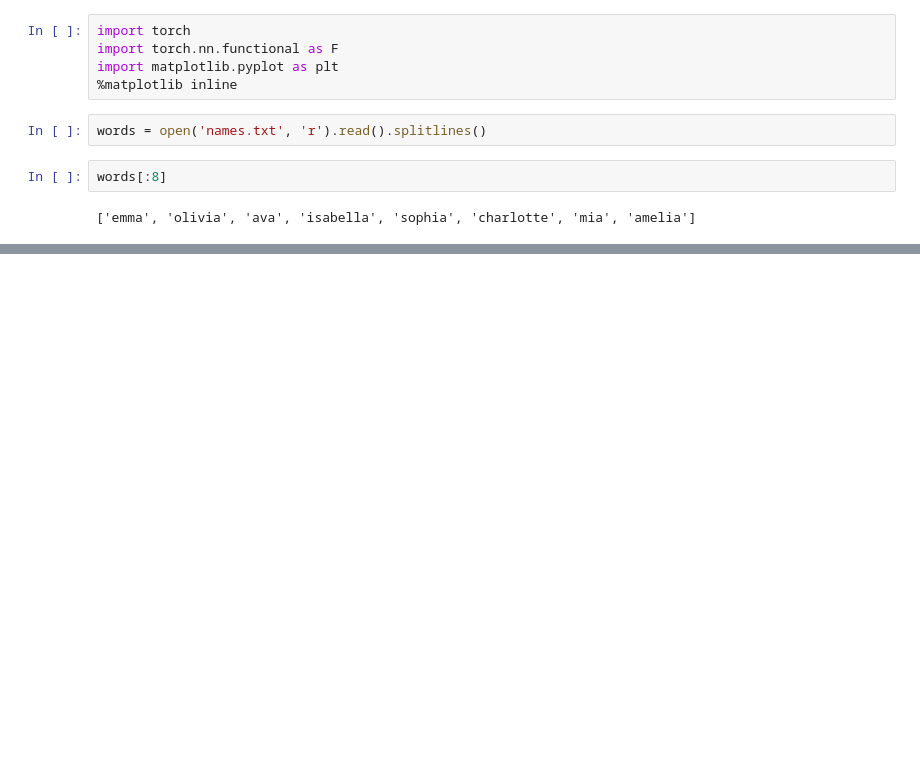
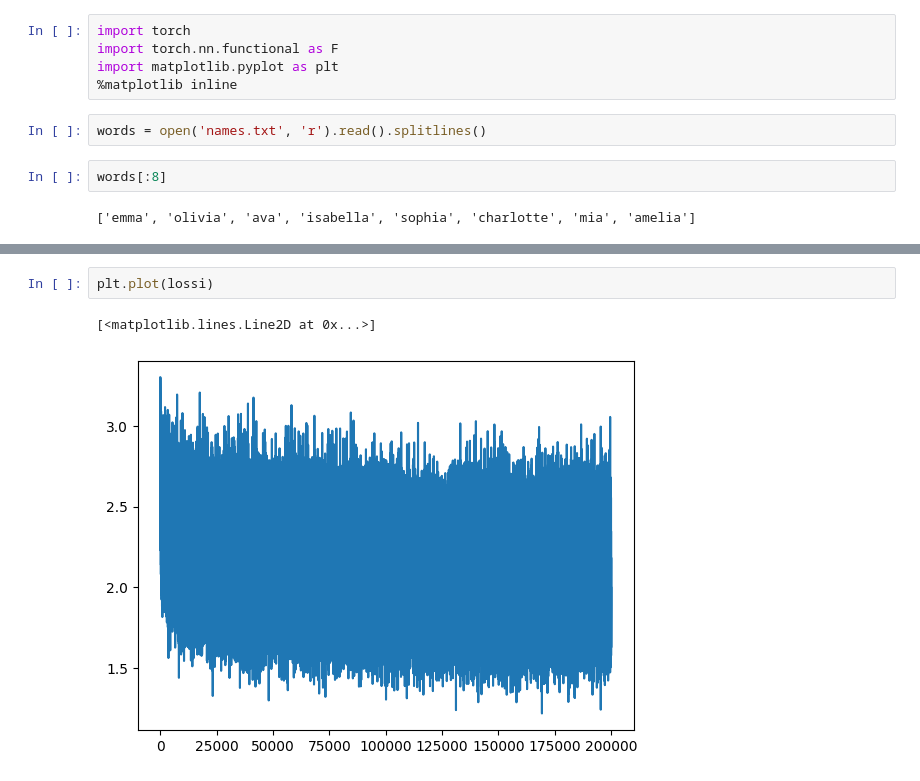
Before and after one commit to maxeozakh/some_notebooks, a Jupyter notebook: makemore_3.ipynb, the cells around one changed output, grey strips where cells are left out. Drawn from its saved outputs; the diff is of its cells as text; blank space fills up the shorter version.

```diff
--- a/makemore_3.ipynb
+++ b/makemore_3.ipynb
@@ -54,0 +151,5 @@ torch.Size([22818, 3]) torch.Size([22818])
+# %%
+plt.plot(lossi)
+# %% [output]
+[<matplotlib.lines.Line2D at 0x...>]
+[figure, added]
```
Also changed, not shown: parts of 9 cells of this notebook.
